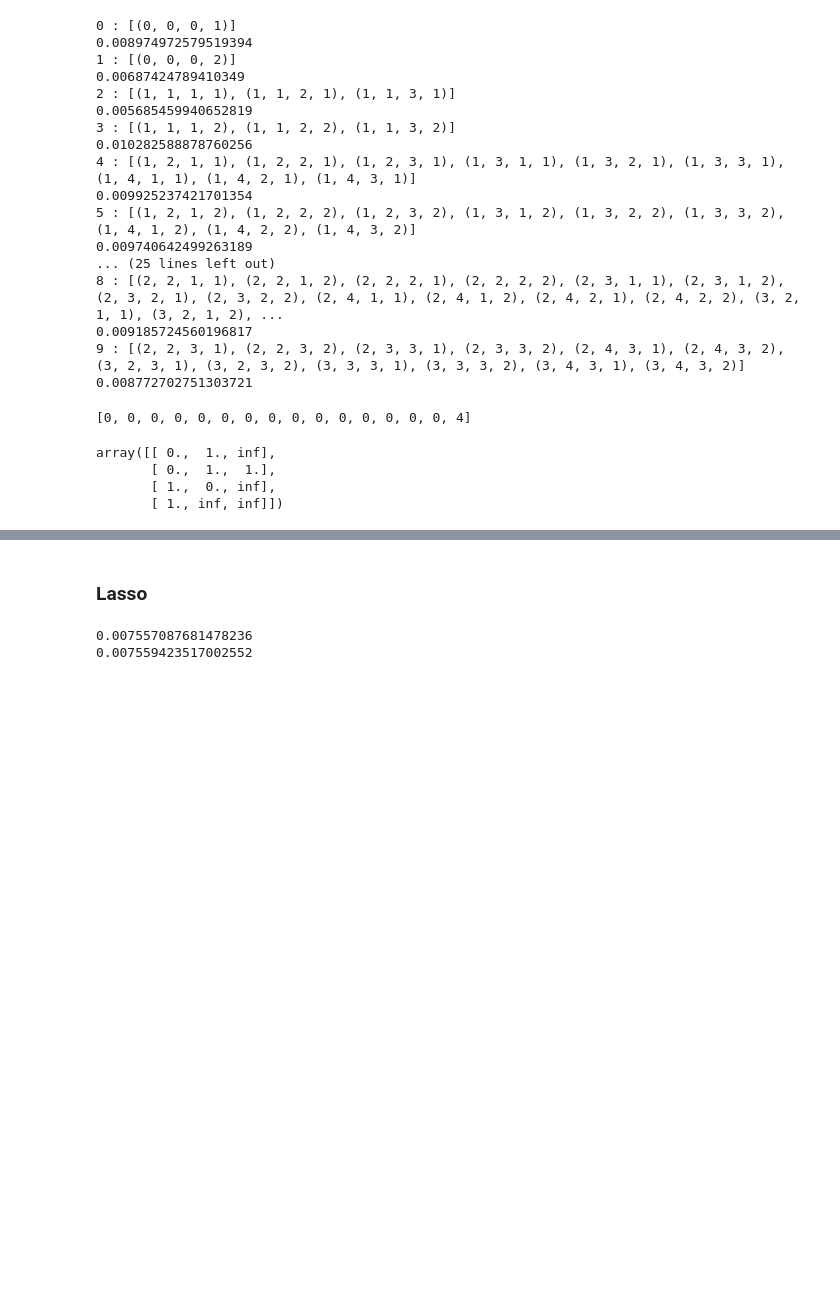
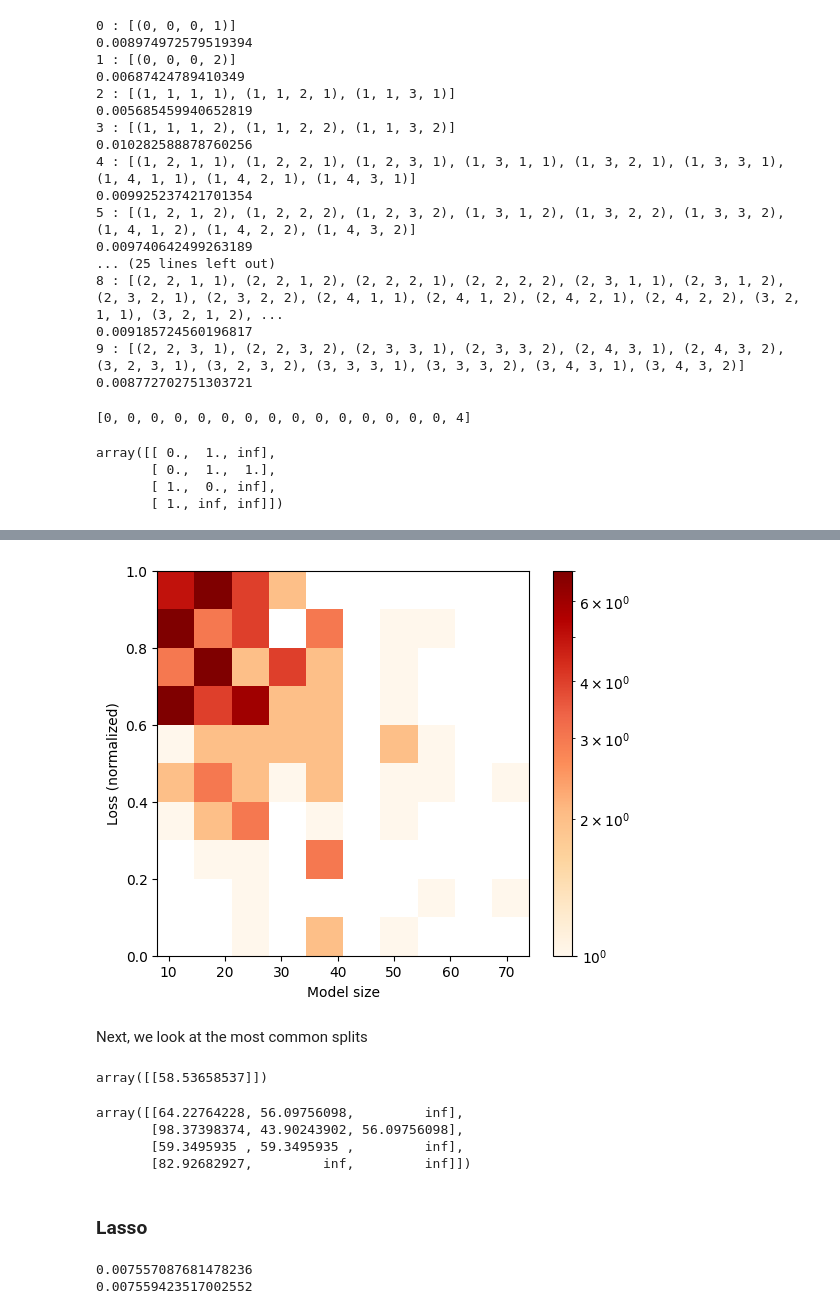
Before and after one commit to AparaV/rashomon-partition-sets, a Jupyter notebook: Code/real_data_charitable_donations.ipynb, the cells around one changed output, grey strips where cells are left out. Drawn from its saved outputs; the diff is of its cells as text; code cells hidden in the pictures; blank space fills up the shorter version.

```diff
--- a/Code/real_data_charitable_donations.ipynb
+++ b/Code/real_data_charitable_donations.ipynb
@@ -317,0 +345,17 @@ array([[ 0.,  1., inf],
+# %%
+fig, ax = plt.subplots(figsize=(6,5))
+
+h = ax.hist2d(model_sizes, losses_only, norm=colors.LogNorm(),
+             cmap="OrRd")
+fig.colorbar(h[3], norm=colors.NoNorm, ax=ax)
+
+ax.set_xlabel("Model size")
+ax.set_ylabel("Loss (normalized)")
+
+
+# plt.savefig("../Figures/price_charity/rset_2d_hist.png", dpi=300, bbox_inches="tight")
+plt.show()
+# %% [output]
+[figure, added]
+# %% [markdown]
+Next, we look at the most common splits
@@ -318,3 +375,14 @@ array([[ 0.,  1., inf],
+# %%
+splits_1
+# %% [output]
+array([[58.53658537]])
+# %%
+splits_2
+# %% [output]
+array([[64.22764228, 56.09756098,         inf],
+       [98.37398374, 43.90243902, 56.09756098],
+       [59.3495935 , 59.3495935 ,         inf],
+       [82.92682927,         inf,         inf]])
 # %% [markdown]
 ### Lasso
 # %%
```
Also changed, not shown: parts of 11 cells of this notebook, 2 other files.
